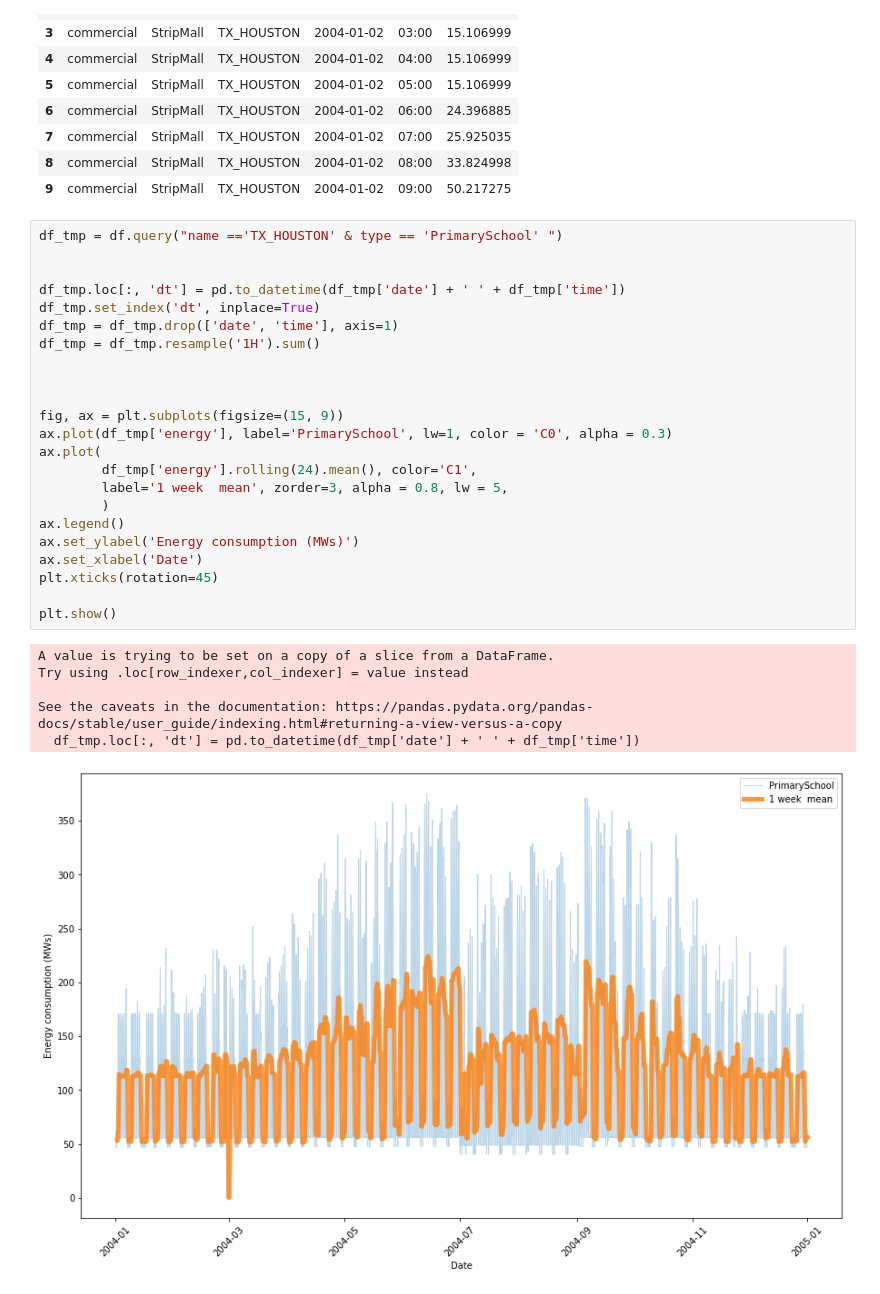
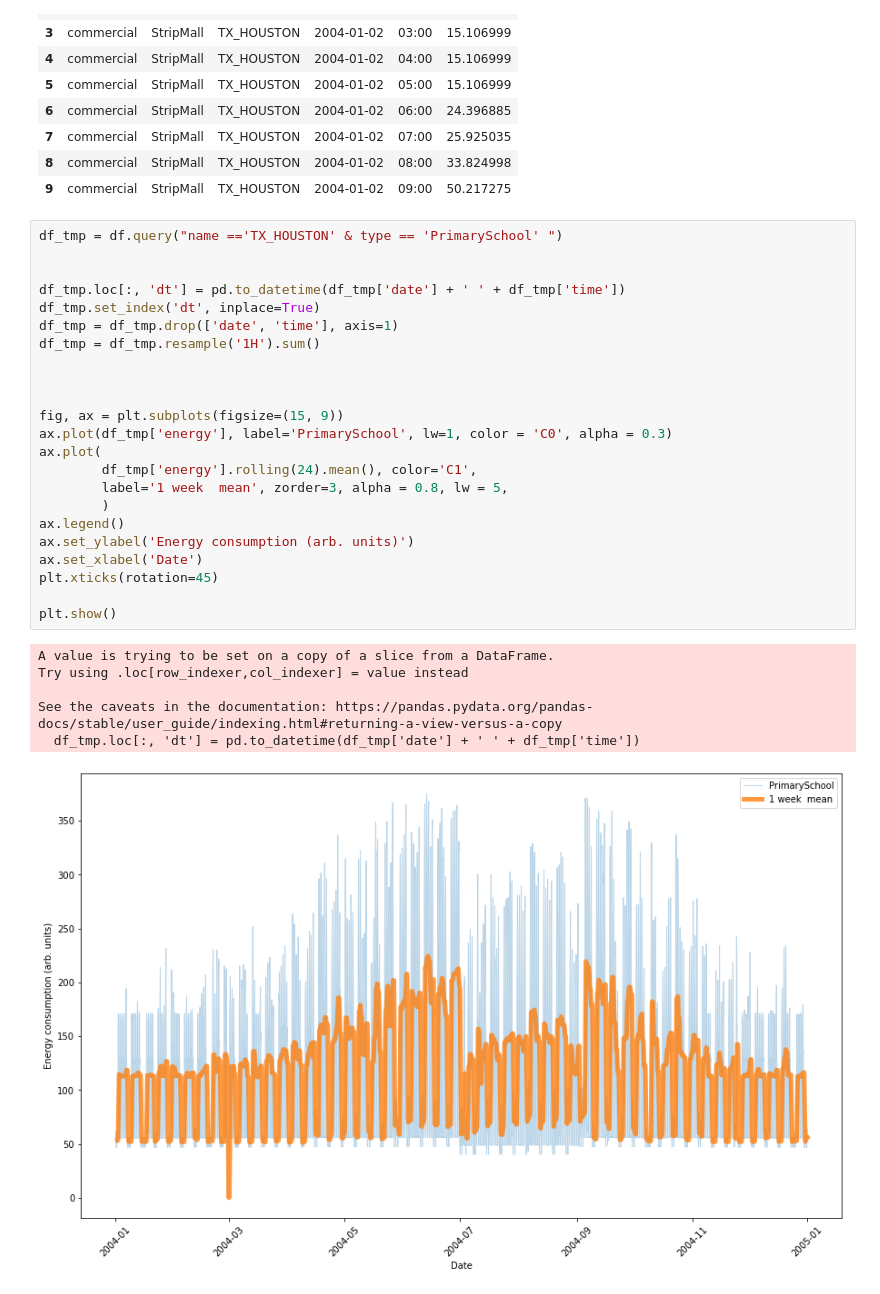
Before and after one commit to a-nabizadeh/siemens_swarm, a Jupyter notebook: 4-other-datasets.ipynb, the cells around one changed output. Cells and saved outputs as stored; diff of their text form.

Commit message:
updated plots and utils.py

```diff
--- a/4-other-datasets.ipynb
+++ b/4-other-datasets.ipynb
@@ -24,33 +24,33 @@ df.head(10)
 # %%
 df_tmp = df.query("name =='TX_HOUSTON' & type == 'PrimarySchool' ")
 
 
 df_tmp.loc[:, 'dt'] = pd.to_datetime(df_tmp['date'] + ' ' + df_tmp['time'])
 df_tmp.set_index('dt', inplace=True)
 df_tmp = df_tmp.drop(['date', 'time'], axis=1)
 df_tmp = df_tmp.resample('1H').sum()
 
 
 
 fig, ax = plt.subplots(figsize=(15, 9))
 ax.plot(df_tmp['energy'], label='PrimarySchool', lw=1, color = 'C0', alpha = 0.3)
 ax.plot(
         df_tmp['energy'].rolling(24).mean(), color='C1',
         label='1 week  mean', zorder=3, alpha = 0.8, lw = 5,
         )
 ax.legend()
-ax.set_ylabel('Energy consumption (MWs)')
+ax.set_ylabel('Energy consumption (arb. units)')
 ax.set_xlabel('Date')
 plt.xticks(rotation=45)
 
 plt.show()
 # %% [output]
 A value is trying to be set on a copy of a slice from a DataFrame.
 Try using .loc[row_indexer,col_indexer] = value instead
 
 See the caveats in the documentation: https://pandas.pydata.org/pandas-docs/stable/user_guide/indexing.html#returning-a-view-versus-a-copy
   df_tmp.loc[:, 'dt'] = pd.to_datetime(df_tmp['date'] + ' ' + df_tmp['time'])
-[figure, old version]
+[figure, new version]
 # %%
 fig, ax = plt.subplots(figsize=(15, 9))
 ax.plot(df_tmp['energy'].head(24*7*5), label='PrimarySchool', lw=1, color = 'C0', alpha = 0.8)
```
Also changed, not shown: parts of 1 cell of this notebook, 3 other files.
